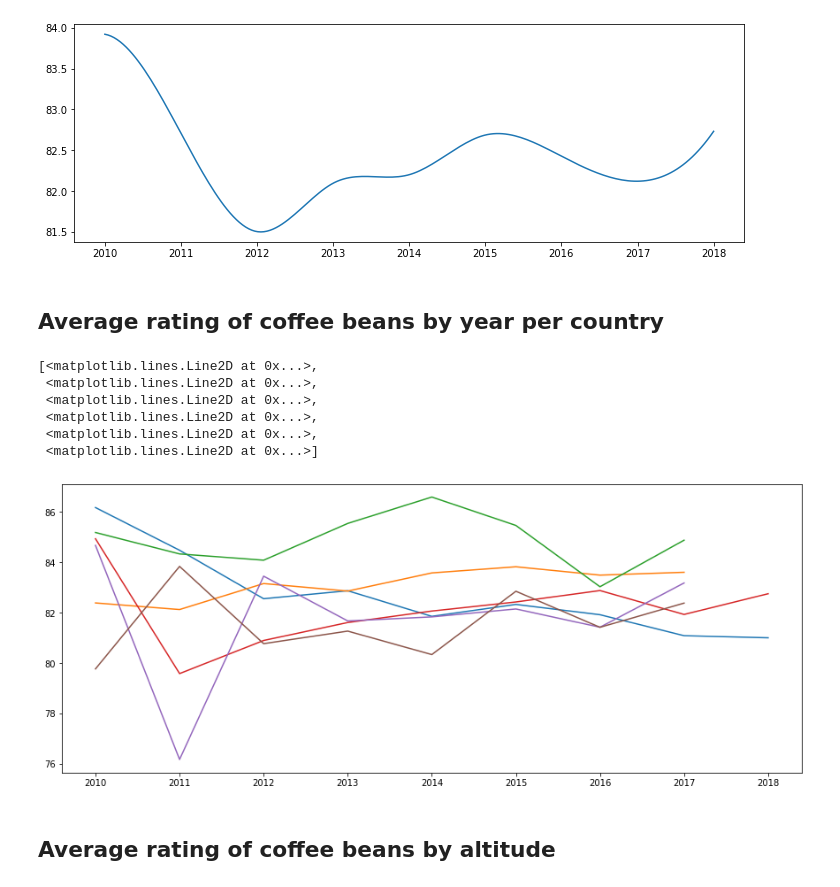
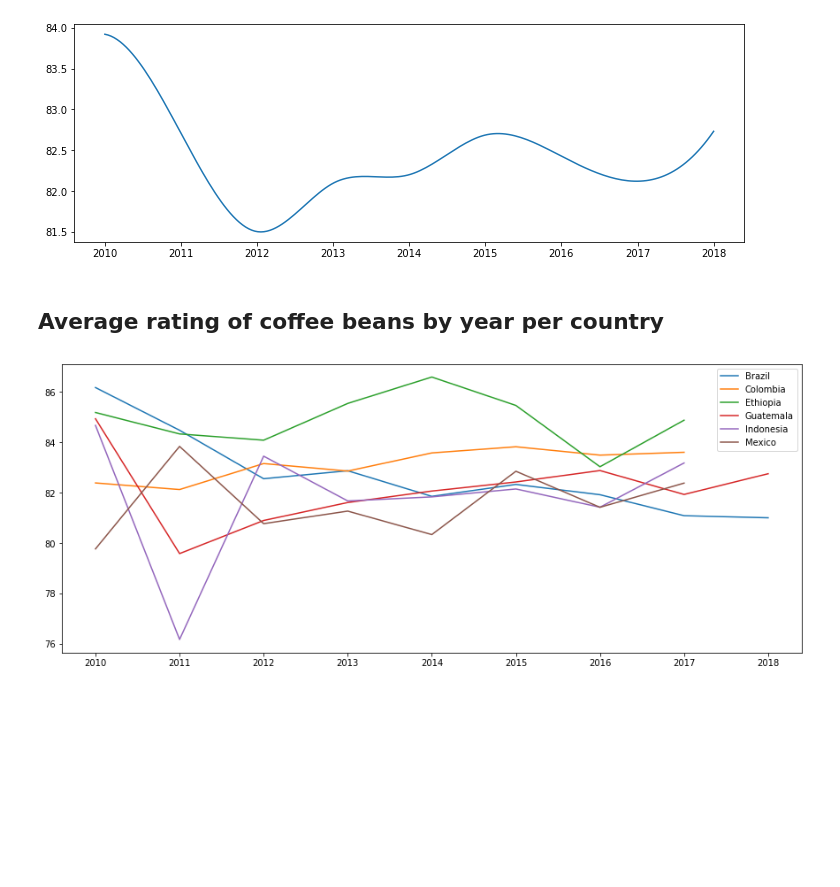
Before and after one commit to narancsjuice/data-analysis, a Jupyter notebook: coffee-analysis.ipynb, the cells around one changed output. Drawn from its saved outputs; the diff is of its cells as text; code cells hidden in the pictures; blank space fills up the shorter version.

Commit message:
Add chart
Added bar chart to represent each country's mean rating
sorted descending.

Also added missing legend for "Average rating of coffee
beans by year per country" line chart.

GH-3

```diff
--- a/coffee-analysis.ipynb
+++ b/coffee-analysis.ipynb
@@ -84,23 +84,17 @@ plt.plot(xnew, y_smooth)
 plt.show()
 # %% [output]
 [figure]
-# %% [markdown]
-## Average rating of coffee beans by year per country
+# %% [markdown]
+## Average rating of coffee beans by year per country
 # %%
 rating_per_year_country = df.groupby(["Harvest_Year", "Country_of_Origin"])["Total_Cup_Points"].mean().unstack()
 
 # only create plot for countries with at least 8 ratings
 rating_per_year_country = rating_per_year_country.loc[:,rating_per_year_country.notna().sum(0) >= 8]
 
 plt.figure(figsize=(15,6))
 plt.plot(rating_per_year_country.index, rating_per_year_country.values)
+plt.legend(rating_per_year_country.columns,loc="best")
+plt.show()
 # %% [output]
-[<matplotlib.lines.Line2D at 0x...>,
- <matplotlib.lines.Line2D at 0x...>,
- <matplotlib.lines.Line2D at 0x...>,
- <matplotlib.lines.Line2D at 0x...>,
- <matplotlib.lines.Line2D at 0x...>,
- <matplotlib.lines.Line2D at 0x...>]
-[figure, old version]
+[figure, new version]
-# %% [markdown]
-## Average rating of coffee beans by altitude
```
Also changed, not shown: parts of 7 cells of this notebook.
